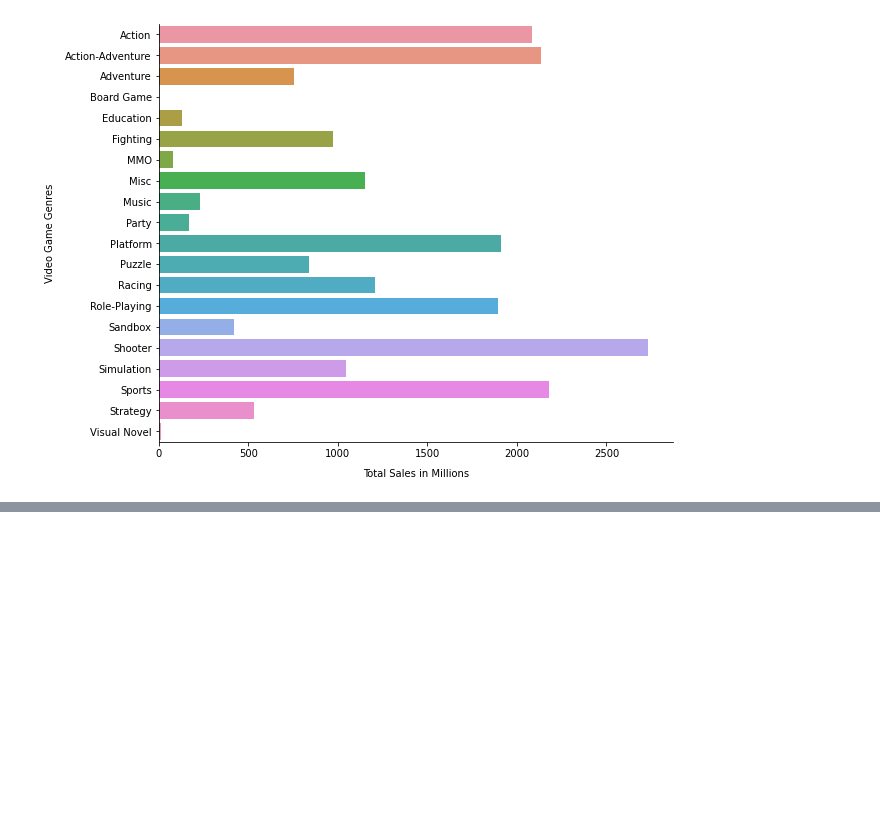
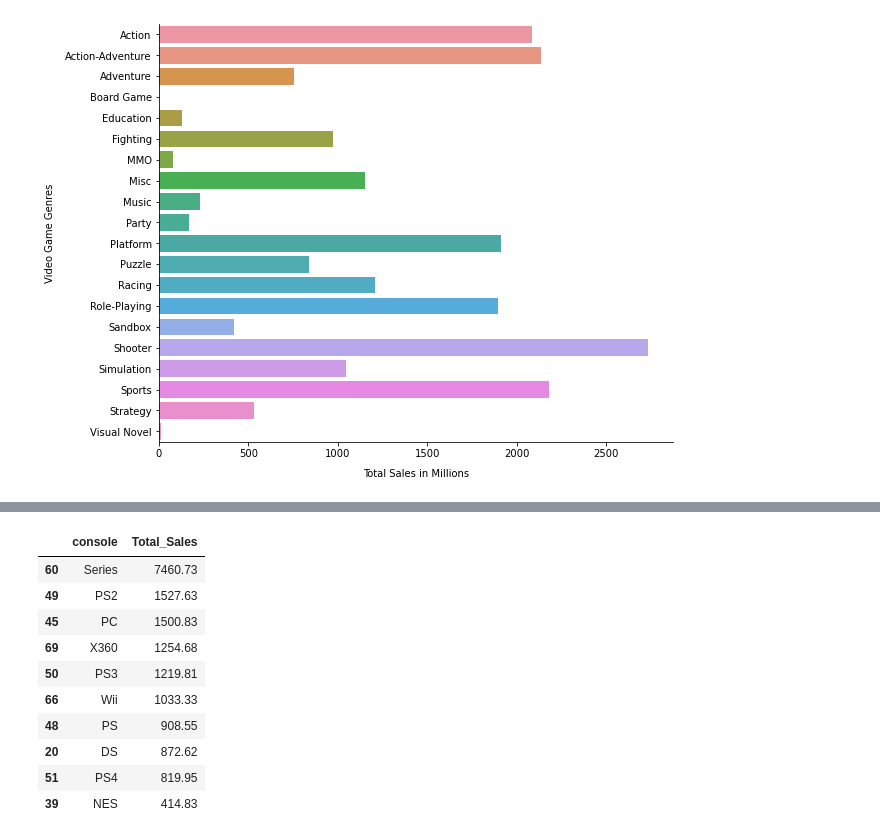
Before and after one commit to Secade/DATASCI-Video-Game-Sales, a Jupyter notebook: Video Game Sales EDA.ipynb, the cells around one changed output, grey strips where cells are left out. Saved outputs shown, nothing was run; the diff lists cells and outputs as text; code cells hidden in the pictures; blank space fills up the shorter version.

```diff
--- a/Video Game Sales EDA.ipynb
+++ b/Video Game Sales EDA.ipynb
@@ -354,0 +377,16 @@ genre_sales_plot.set_axis_labels("Total Sales in Millions", "Video Game Genres",
+# %%
+console_sales =  df_merged.groupby(['console'], as_index=False)['Total_Sales'].sum()
+console_sales = console_sales.sort_values(ascending=False, by=['Total_Sales'])
+console_sales[0:10]
+# %% [output]
+|  | console | Total_Sales |
+| 60 | Series | 7460.73 |
+| 49 | PS2 | 1527.63 |
+| 45 | PC | 1500.83 |
+| 69 | X360 | 1254.68 |
+| 50 | PS3 | 1219.81 |
+| 66 | Wii | 1033.33 |
+| 48 | PS | 908.55 |
+| 20 | DS | 872.62 |
+| 51 | PS4 | 819.95 |
+| 39 | NES | 414.83 |
```
Also changed, not shown: parts of 5 cells of this notebook.
